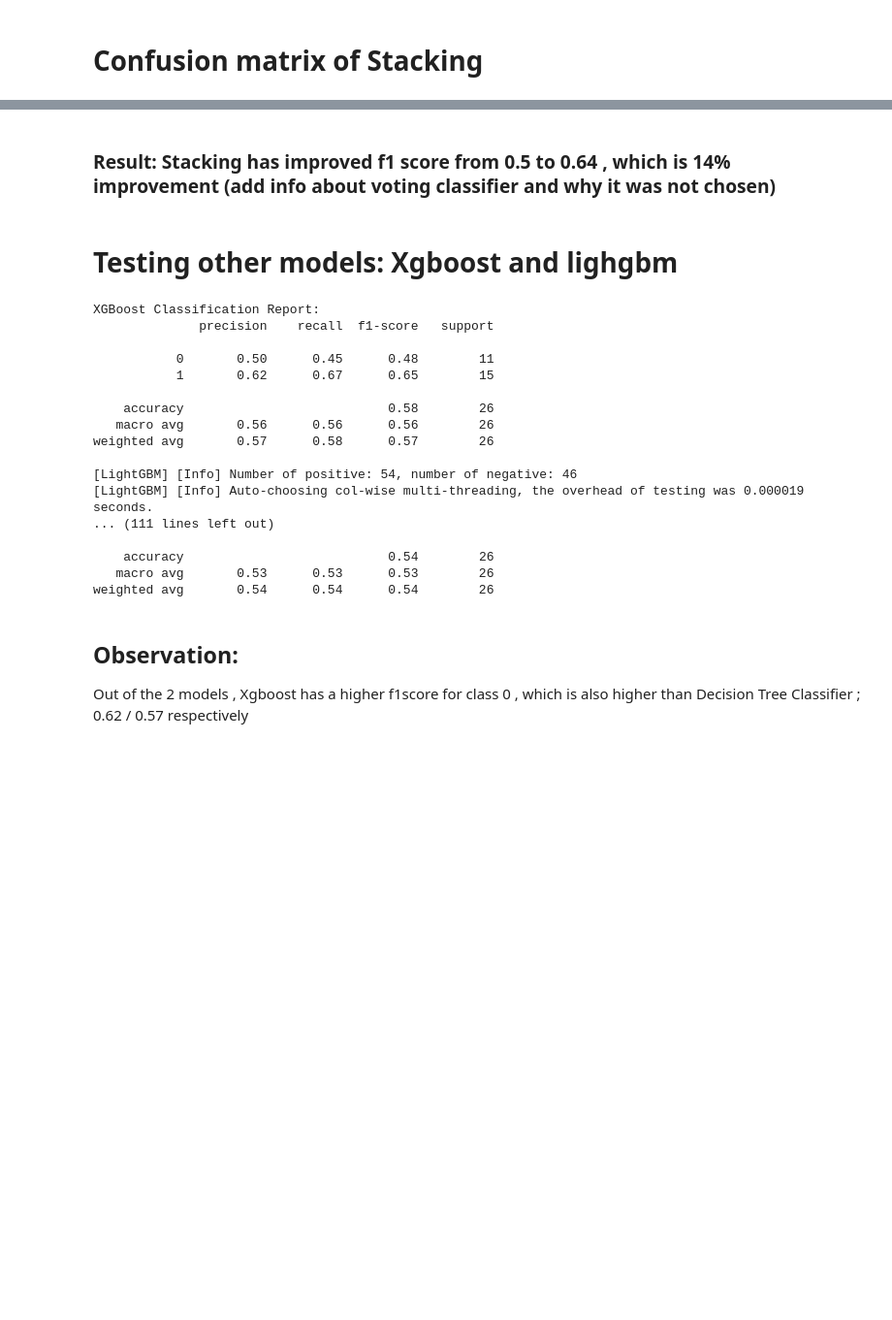
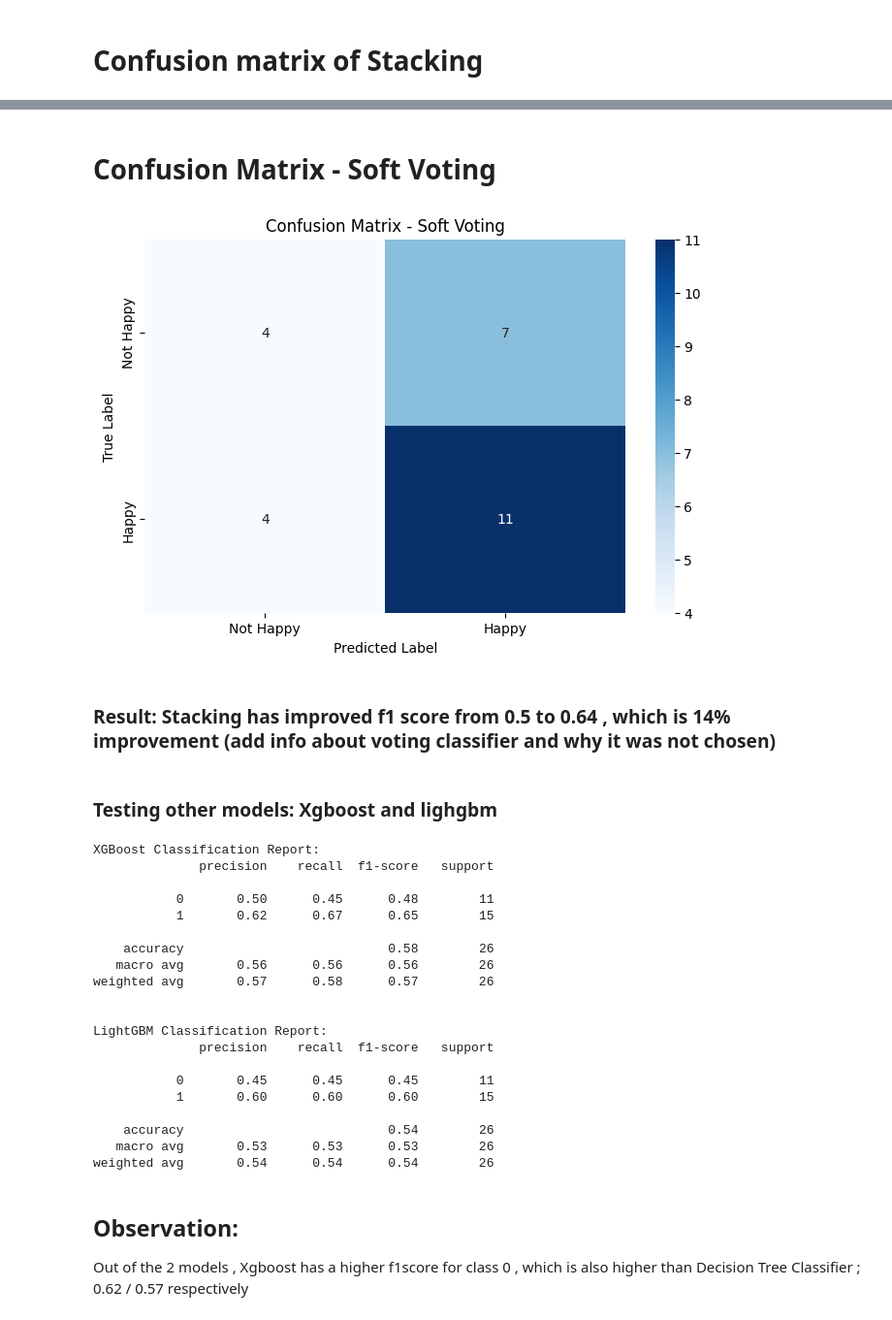
Before and after one commit to osamaizhar/Unhappy-Customers-Predictive-Analysis, a Jupyter notebook: prediction_model_training.ipynb, the cells around one changed output, grey strips where cells are left out. Shown at 97% size. Cells and saved outputs as stored; diff of their text form; code cells hidden in the pictures; blank space fills up the shorter version.

```diff
--- a/prediction_model_training.ipynb
+++ b/prediction_model_training.ipynb
@@ -316,7 +359,22 @@ print(conf_matrix_stack)
+# %% [markdown]
+# Confusion Matrix - Soft Voting
+# %%
+soft_conf_matrix = confusion_matrix(y_test, y_pred_soft)
+
+plt.figure(figsize=(8, 5))
+sns.heatmap(soft_conf_matrix, annot=True, fmt='d', cmap='Blues',
+            xticklabels=['Not Happy', 'Happy'],
+            yticklabels=['Not Happy', 'Happy'])
+plt.xlabel('Predicted Label')
+plt.ylabel('True Label')
+plt.title('Confusion Matrix - Soft Voting')
+plt.show()
+# %% [output]
+[figure, added]
 # %% [markdown]
 ### Result: Stacking has improved f1 score from 0.5 to 0.64 , which is 14% improvement  (add info about voting classifier and why it was not chosen)
 # %% [markdown]
-# Testing other models:   **Xgboost** and **lighgbm**
+### Testing other models:   **Xgboost** and **lighgbm**
 # %%
 # XGBoost
 xgb_model = xgb.XGBClassifier(
@@ -336,7 +394,8 @@ lgb_model = lgb.LGBMClassifier(
     learning_rate=0.1,
     n_estimators=100,
     max_depth=5,
-    random_state=seed
+    random_state=seed,
+    verbose=-1
 )
 lgb_model.fit(X_train, y_train)
 lgb_predictions = lgb_model.predict(X_test)
@@ -354,9 +413,12 @@ XGBoost Classification Report:
    macro avg       0.56      0.56      0.56        26
 weighted avg       0.57      0.58      0.57        26
 
-[LightGBM] [Info] Number of positive: 54, number of negative: 46
-[LightGBM] [Info] Auto-choosing col-wise multi-threading, the overhead of testing was 0.000019 seconds.
-... (111 lines left out)
+
+LightGBM Classification Report:
+              precision    recall  f1-score   support
+
+           0       0.45      0.45      0.45        11
+           1       0.60      0.60      0.60        15
 
     accuracy                           0.54        26
    macro avg       0.53      0.53      0.53        26
```
Also changed, not shown: parts of 21 cells of this notebook.
